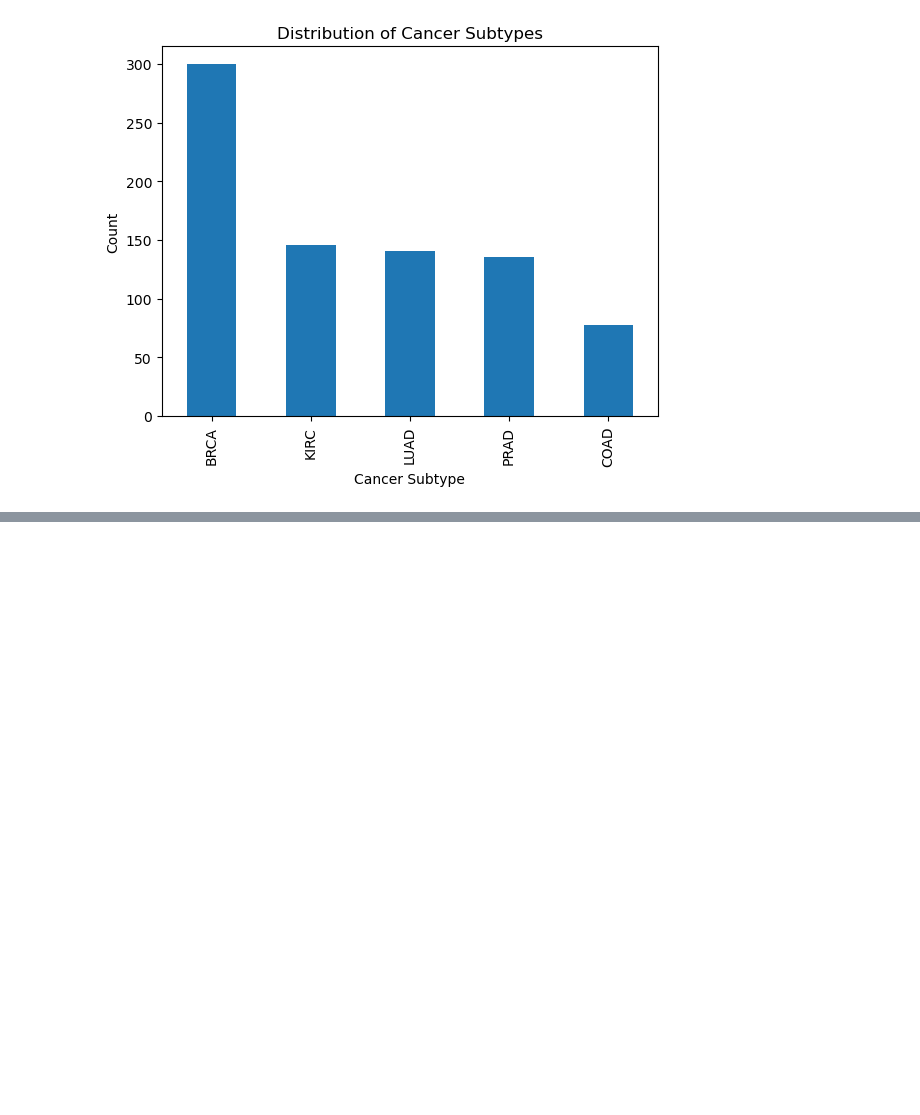
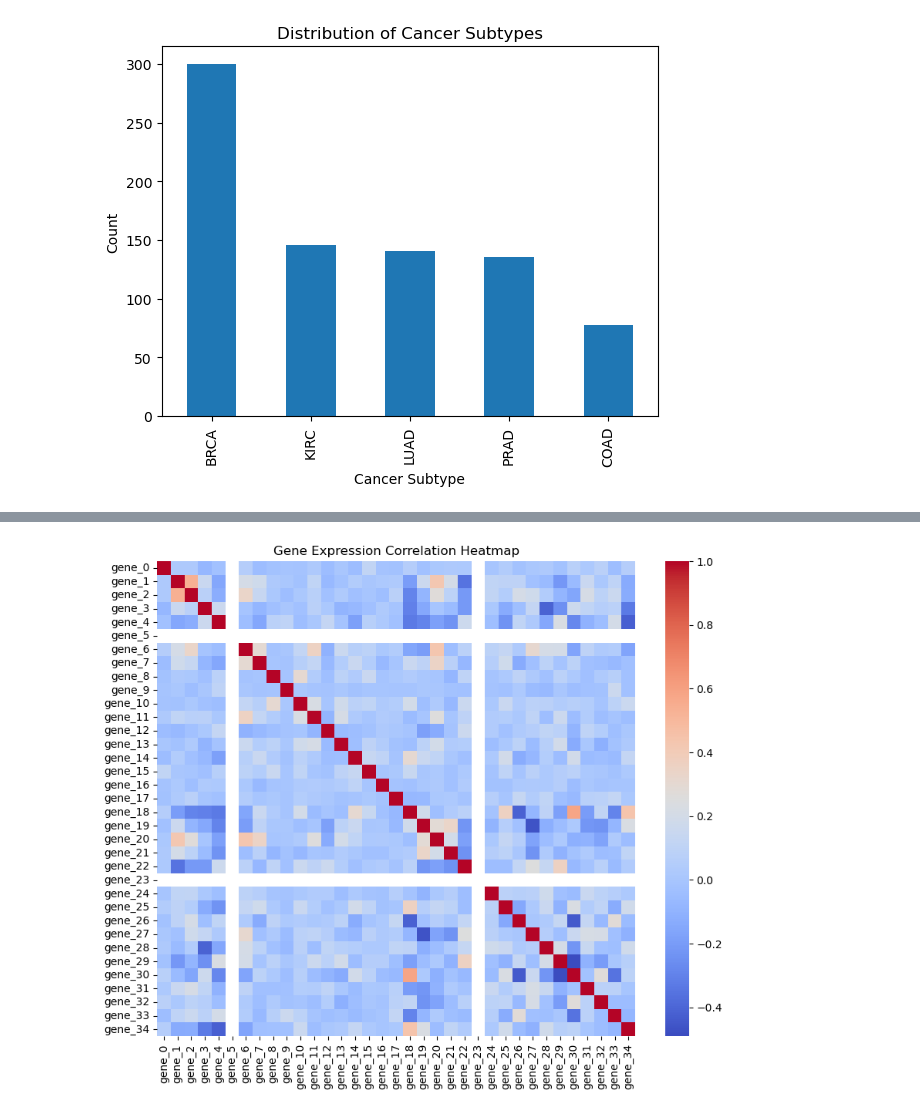
Before and after one commit to StevenN2021/Cancer-Subset-Predictor, a Jupyter notebook: notebooks/eda.ipynb, the cells around one changed output, grey strips where cells are left out. Drawn from its saved outputs; the diff is of its cells as text; code cells hidden in the pictures; blank space fills up the shorter version.

```diff
--- a/notebooks/eda.ipynb
+++ b/notebooks/eda.ipynb
@@ -50,0 +87,9 @@ Encoding [4 3 4 4 0]
+# %%
+#correlation heatmap of first 35 genes
+import seaborn as sns
+plt.figure(figsize=(10,8))
+sns.heatmap(data.iloc[1:, 1:36].corr(), cmap='coolwarm')
+plt.title('Gene Expression Correlation Heatmap')
+plt.show()
+# %% [output]
+[figure, added]
```
Also changed, not shown: parts of 5 cells of this notebook, 2 other files.
